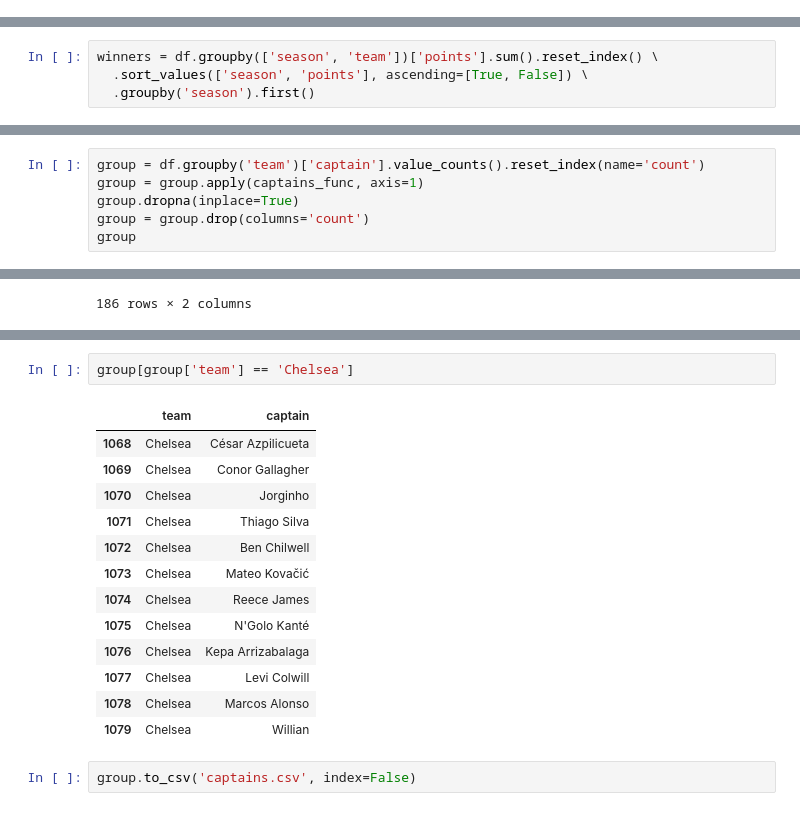
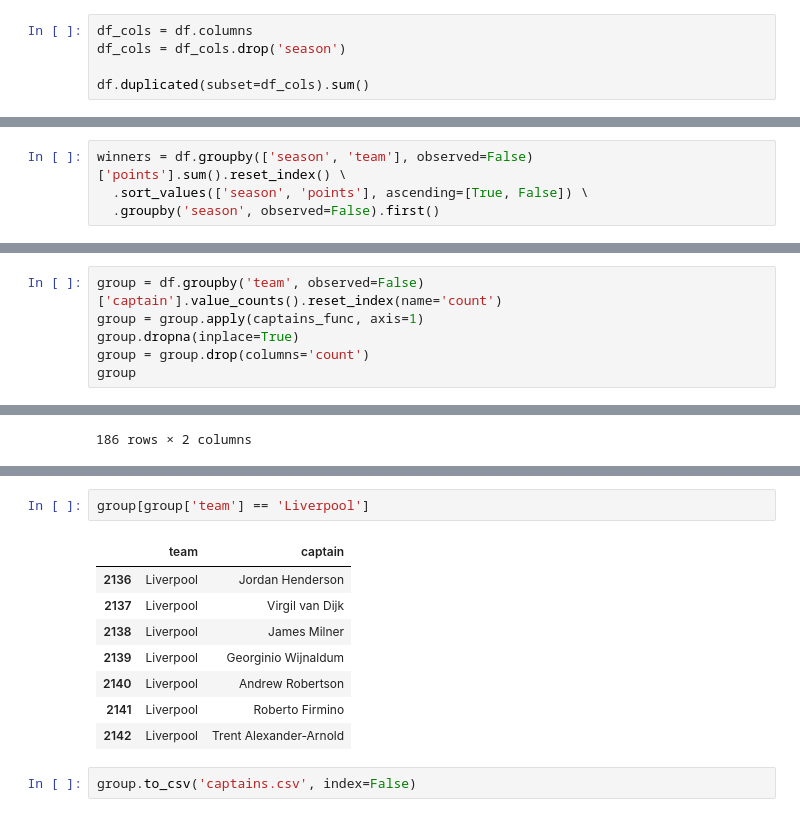
Before and after one commit to mhmdkardosha/IEEE-ManCSC-tasks, a Jupyter notebook: Competition/Premier League Matches Project/manipulatin_data_2.ipynb, the cells around one changed output, grey strips where cells are left out. Saved outputs shown, nothing was run; the diff lists cells and outputs as text.

```diff
--- a/Competition/Premier League Matches Project/manipulatin_data_2.ipynb
+++ b/Competition/Premier League Matches Project/manipulatin_data_2.ipynb
@@ -189,0 +180,5 @@ memory usage: 769.3+ KB
+# %%
+df_cols = df.columns
+df_cols = df_cols.drop('season')
+
+df.duplicated(subset=df_cols).sum()
@@ -192,9 +218,9 @@ df['points'] = df['result'].apply(lambda x: 3 if x == 'W' else 1 if x == 'D' els
 # %%
 df['points'] = df['points'].astype('int')
 # %%
-winners = df.groupby(['season', 'team'])['points'].sum().reset_index() \
+winners = df.groupby(['season', 'team'], observed=False)['points'].sum().reset_index() \
   .sort_values(['season', 'points'], ascending=[True, False]) \
-  .groupby('season').first()
+  .groupby('season', observed=False).first()
 # %%
 winners
 # %% [output]
@@ -284,7 +263,7 @@ def captains_func(data):
         data['count'] = np.nan
     return data
 # %%
-group = df.groupby('team')['captain'].value_counts().reset_index(name='count')
+group = df.groupby('team', observed=False)['captain'].value_counts().reset_index(name='count')
 group = group.apply(captains_func, axis=1)
 group.dropna(inplace=True)
 group = group.drop(columns='count')
@@ -324,21 +303,16 @@ Luton Town                   4
 Southampton                  3
 Name: count, dtype: int64
 # %%
-group[group['team'] == 'Chelsea']
+group[group['team'] == 'Liverpool']
 # %% [output]
 |  | team | captain |
-| 1068 | Chelsea | César Azpilicueta |
-| 1069 | Chelsea | Conor Gallagher |
-| 1070 | Chelsea | Jorginho |
-| 1071 | Chelsea | Thiago Silva |
-| 1072 | Chelsea | Ben Chilwell |
-| 1073 | Chelsea | Mateo Kovačić |
-| 1074 | Chelsea | Reece James |
-| 1075 | Chelsea | N'Golo Kanté |
-| 1076 | Chelsea | Kepa Arrizabalaga |
-| 1077 | Chelsea | Levi Colwill |
-| 1078 | Chelsea | Marcos Alonso |
-| 1079 | Chelsea | Willian |
+| 2136 | Liverpool | Jordan Henderson |
+| 2137 | Liverpool | Virgil van Dijk |
+| 2138 | Liverpool | James Milner |
+| 2139 | Liverpool | Georginio Wijnaldum |
+| 2140 | Liverpool | Andrew Robertson |
+| 2141 | Liverpool | Roberto Firmino |
+| 2142 | Liverpool | Trent Alexander-Arnold |
 # %%
 group.to_csv('captains.csv', index=False)
 # %%
```
Also changed, not shown: parts of 15 cells of this notebook, 8 other files.
